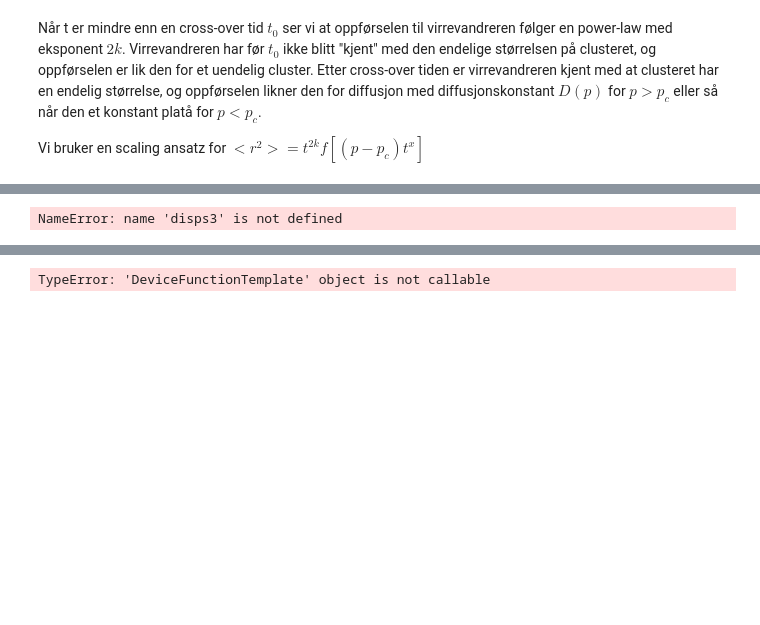
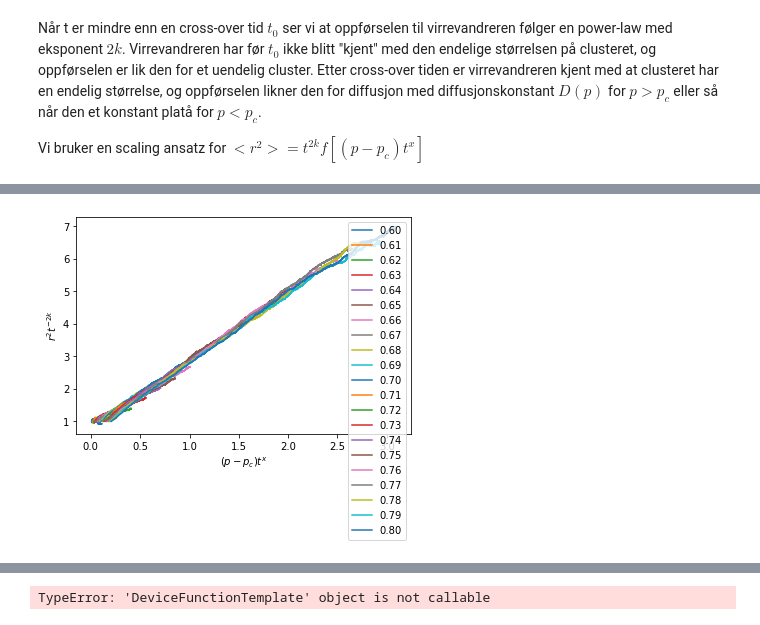
Before and after one commit to chdre/FYS4460, a Jupyter notebook: Untitled Folder 1/Untitled.ipynb, the cells around one changed output, grey strips where cells are left out. Saved outputs shown, nothing was run; the diff lists cells and outputs as text; code cells hidden in the pictures; blank space fills up the shorter version.

```diff
--- a/Untitled Folder 1/Untitled.ipynb
+++ b/Untitled Folder 1/Untitled.ipynb
@@ -267,28 +294,32 @@ N = 10000
 num_walkers = 500
 num_systems = 100
 
-disps3 = []
-
-for i, pi in tqdm(enumerate(p3)):
-    disps3.append(find_displacements(pi, L, num_systems, num_walkers, N))
+@numba.njit(parallel=True)
+def func3():
+    disps3 = np.zeros((len(p3), N), dtype=np.float64)
+    for i in tqdm(numba.prange(len(p3))):
+        pi = p3[i]
+        disps3[i] = find_displacements(pi, L, num_systems, num_walkers, N)
+    return disps3
+disps3 = func3()
 # %%
 beta = 5 / 36
 nu = 4 / 3
-mu = 1.30
+mu = mu_p1
 k = 0.5 * (1 - mu / (2 * nu + mu - beta))
 x = (1 - 2 * k) / mu
 
-for i, d in enumerate(disps3):
-    t = np.arange(len(d))
-    xx = d * t ** (- 2 * k)
-    yy = (p3[i] - pc) * t ** x
-    plt.plot(yy, xx, label=f'{p3[i]:.2f}')# 'o', markersize=2)
+for i, d in enumerate(disps2):
+    t = np.arange(len(d))[1:]
+    xx = d[1:] * t ** (- 2 * k)
+    yy = (p2[i] - pc) * t ** x
+    plt.plot(yy, xx, label=f'{p2[i]:.2f}')# 'o', markersize=2)
 plt.xlabel('$(p-p_c)t^x$')
 plt.ylabel('$r^2t^{-2k}$')
 plt.legend()
 plt.show()
 # %% [output]
-NameError: name 'disps3' is not defined
+[figure, added]
 # %%
 p4 = np.arange(0.4, 0.59, 0.03)
 L = 200
```
Also changed, not shown: parts of 13 cells of this notebook.
